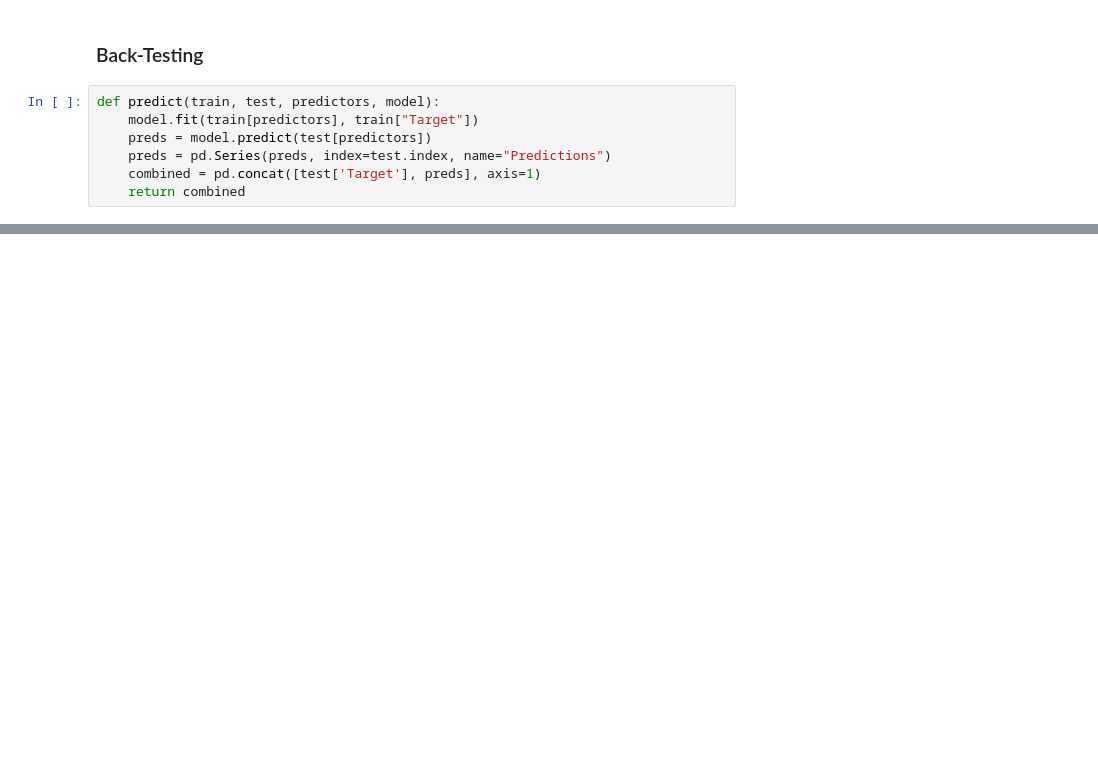
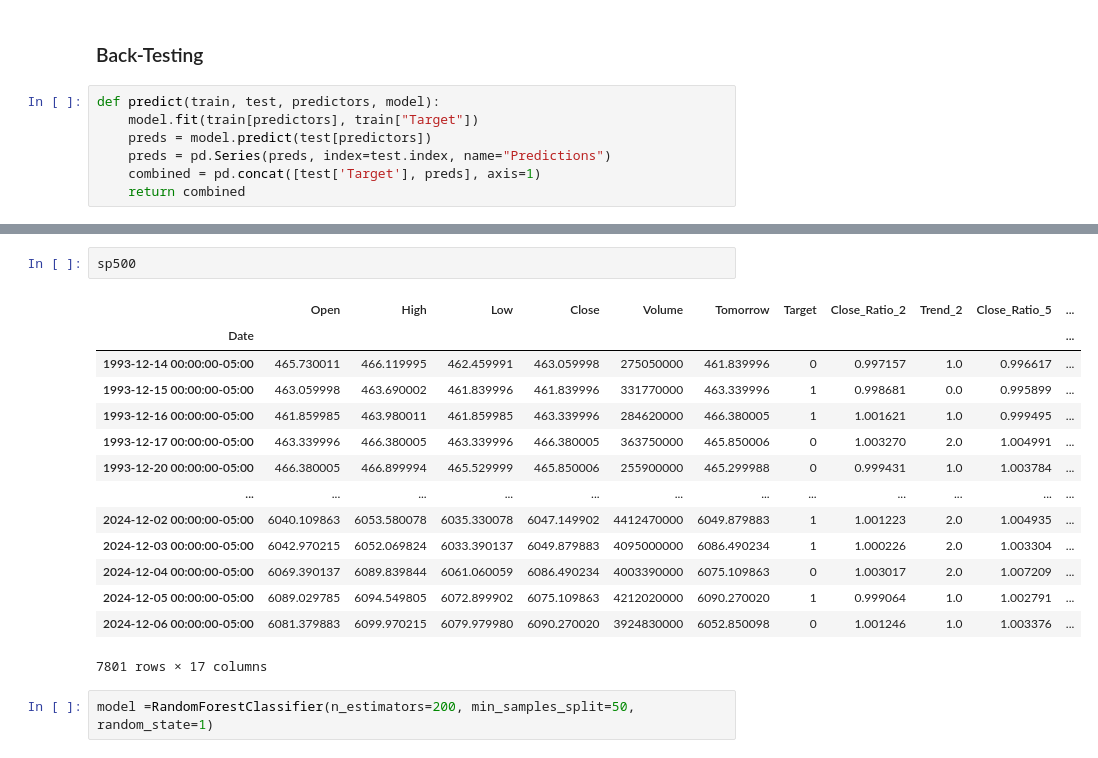
Before and after one commit to ifeanyiojji/Stock-Market-Predictor, a Jupyter notebook: sp500_predictor.ipynb, the cells around one changed output, grey strips where cells are left out. Drawn from its saved outputs; the diff is of its cells as text; blank space fills up the shorter version.

```diff
--- a/sp500_predictor.ipynb
+++ b/sp500_predictor.ipynb
@@ -157,0 +216,19 @@ def backtest(data, model, predictors, start=2500, step=250):
+# %%
+sp500
+# %% [output]
+|  | Open | High | Low | Close | Volume | Tomorrow | Target | Close_Ratio_2 | Trend_2 | Close_Ratio_5 | ... |
+| Date |  |  |  |  |  |  |  |  |  |  | ... |
+| 1993-12-14 00:00:00-05:00 | 465.730011 | 466.119995 | 462.459991 | 463.059998 | 275050000 | 461.839996 | 0 | 0.997157 | 1.0 | 0.996617 | ... |
+| 1993-12-15 00:00:00-05:00 | 463.059998 | 463.690002 | 461.839996 | 461.839996 | 331770000 | 463.339996 | 1 | 0.998681 | 0.0 | 0.995899 | ... |
+| 1993-12-16 00:00:00-05:00 | 461.859985 | 463.980011 | 461.859985 | 463.339996 | 284620000 | 466.380005 | 1 | 1.001621 | 1.0 | 0.999495 | ... |
+| 1993-12-17 00:00:00-05:00 | 463.339996 | 466.380005 | 463.339996 | 466.380005 | 363750000 | 465.850006 | 0 | 1.003270 | 2.0 | 1.004991 | ... |
+| 1993-12-20 00:00:00-05:00 | 466.380005 | 466.899994 | 465.529999 | 465.850006 | 255900000 | 465.299988 | 0 | 0.999431 | 1.0 | 1.003784 | ... |
+| ... | ... | ... | ... | ... | ... | ... | ... | ... | ... | ... | ... |
+| 2024-12-02 00:00:00-05:00 | 6040.109863 | 6053.580078 | 6035.330078 | 6047.149902 | 4412470000 | 6049.879883 | 1 | 1.001223 | 2.0 | 1.004935 | ... |
+| 2024-12-03 00:00:00-05:00 | 6042.970215 | 6052.069824 | 6033.390137 | 6049.879883 | 4095000000 | 6086.490234 | 1 | 1.000226 | 2.0 | 1.003304 | ... |
+| 2024-12-04 00:00:00-05:00 | 6069.390137 | 6089.839844 | 6061.060059 | 6086.490234 | 4003390000 | 6075.109863 | 0 | 1.003017 | 2.0 | 1.007209 | ... |
+| 2024-12-05 00:00:00-05:00 | 6089.029785 | 6094.549805 | 6072.899902 | 6075.109863 | 4212020000 | 6090.270020 | 1 | 0.999064 | 1.0 | 1.002791 | ... |
+| 2024-12-06 00:00:00-05:00 | 6081.379883 | 6099.970215 | 6079.979980 | 6090.270020 | 3924830000 | 6052.850098 | 0 | 1.001246 | 1.0 | 1.003376 | ... |
+7801 rows × 17 columns
+# %%
+model =RandomForestClassifier(n_estimators=200, min_samples_split=50, random_state=1)
```
Also changed, not shown: parts of 21 cells of this notebook.
